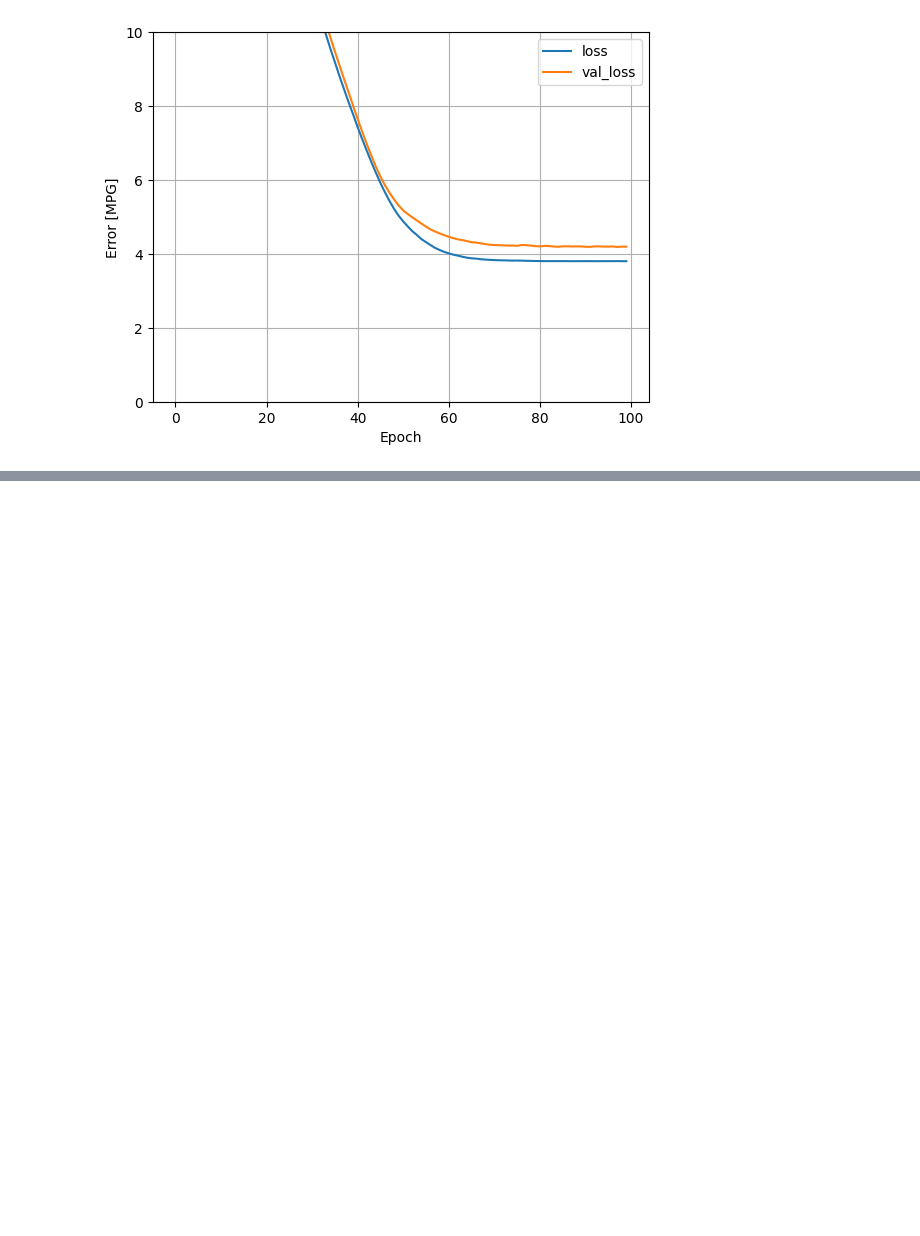
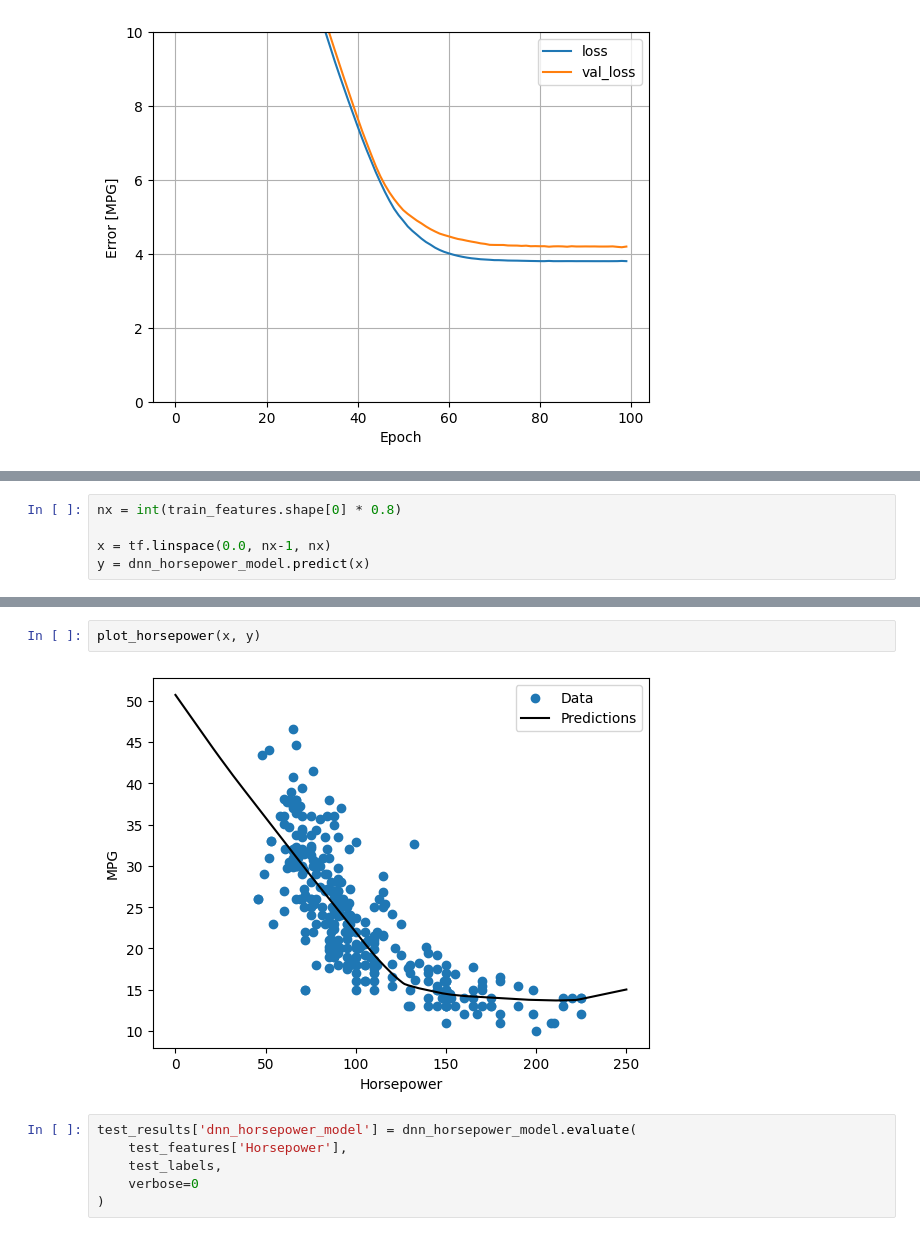
Before and after one commit to gtengine/self_study, a Jupyter notebook: tensorflow_2.x/regression.ipynb, the cells around one changed output, grey strips where cells are left out. Cells and saved outputs as stored; diff of their text form; blank space fills up the shorter version.

```diff
--- a/tensorflow_2.x/regression.ipynb
+++ b/tensorflow_2.x/regression.ipynb
@@ -275,0 +439,5 @@ test_results['horsepower_model'] = horsepower_model.evaluate(test_features['Hors
+# %%
+nx = int(train_features.shape[0] * 0.8)
+
+x = tf.linspace(0.0, nx-1, nx)
+y = dnn_horsepower_model.predict(x)
@@ -275,0 +446,10 @@ test_results['horsepower_model'] = horsepower_model.evaluate(test_features['Hors
+# %%
+plot_horsepower(x, y)
+# %% [output]
+[figure, added]
+# %%
+test_results['dnn_horsepower_model'] = dnn_horsepower_model.evaluate(
+    test_features['Horsepower'],
+    test_labels,
+    verbose=0
+)
```
Also changed, not shown: parts of 48 cells of this notebook.
